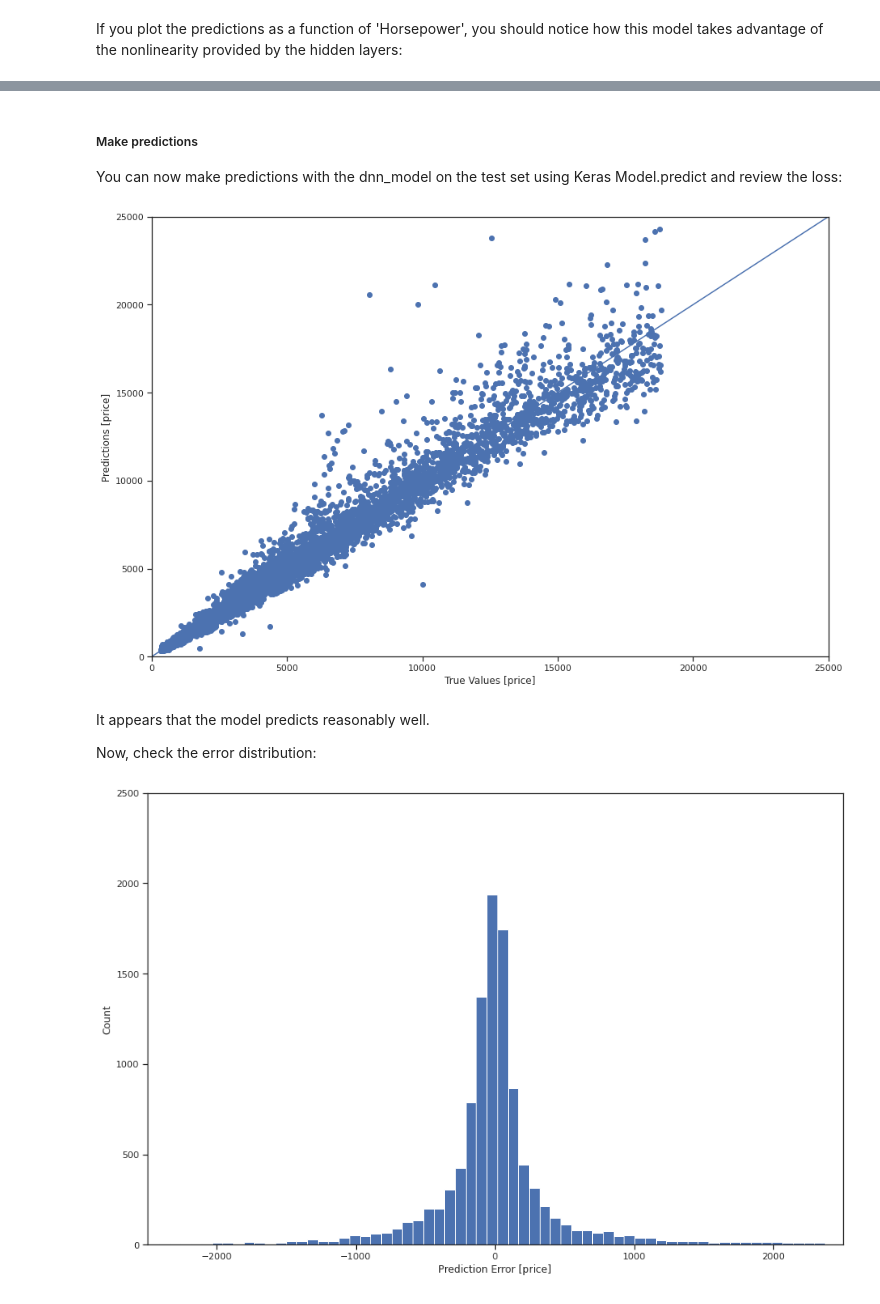
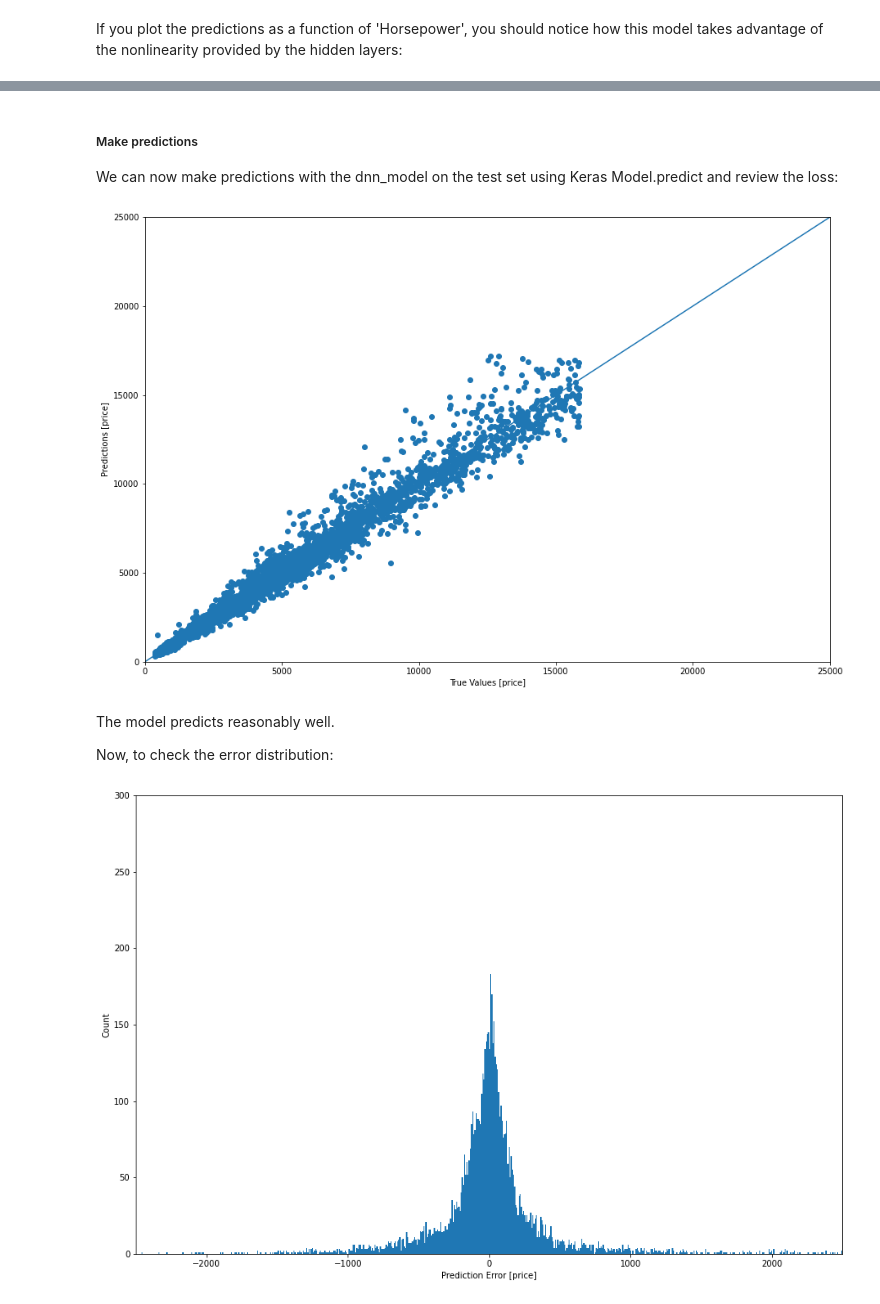
Before and after one commit to Omar-Gebal/Diamonds-Statistical-Analysis-Regression-Classification, a Jupyter notebook: diamond regression with tensorflow.ipynb, the cells around one changed output, grey strips where cells are left out. Saved outputs shown, nothing was run; the diff lists cells and outputs as text; code cells hidden in the pictures.

```diff
--- a/diamond regression with tensorflow.ipynb
+++ b/diamond regression with tensorflow.ipynb
@@ -9 +32,3 @@ There have been lot of studies undertaken in the past on factors affecting life
+# %%
+data = pd.read_csv("diamonds.csv")
 # %%
@@ -68,0 +62,5 @@ data_deep.head()
+# %%
+data = pd.get_dummies(data, columns=['color'], prefix='color')
+data = pd.get_dummies(data, columns=['cut'], prefix='cut')
+data = pd.get_dummies(data, columns=['clarity'], prefix='clarity')
+data.head()
@@ -69 +77,3 @@ data_deep.head()
+# %%
+data = data[(np.abs(stats.zscore(data)) < 3).all(axis=1)]
 # %% [markdown]
@@ -71,5 +81,5 @@ data_deep.head()
 Now, split the dataset into a training set and a test set. You will use the test set in the final evaluation of your models.
 # %%
-train_dataset = data_deep.sample(frac=0.8, random_state=0)
-test_dataset = data_deep.drop(train_dataset.index)
+train_dataset = data.sample(frac=0.8, random_state=0)
+test_dataset = data.drop(train_dataset.index)
 # %% [markdown]
@@ -490,6 +503,6 @@ pd.DataFrame(test_results, index=['Mean absolute error [price]']).T
 # %% [markdown]
 ##### Make predictions
-You can now make predictions with the dnn_model on the test set using Keras Model.predict and review the loss:
+We can now make predictions with the dnn_model on the test set using Keras Model.predict and review the loss:
 # %%
 test_predictions = dnn_model.predict(test_features).flatten()
 
@@ -502,20 +515,20 @@ plt.xlim(lims)
 plt.ylim(lims)
 _ = plt.plot(lims, lims)
 # %% [output]
-[figure, old version]
+[figure, new version]
 # %% [markdown]
-It appears that the model predicts reasonably well.
+The model predicts reasonably well.
 
-Now, check the error distribution:
+Now, to check the error distribution:
 # %%
 error = test_predictions - test_labels
 plt.figure(figsize=(15, 10))
 plt.hist(error, bins=1000)
 plt.xlabel('Prediction Error [price]')
 xlim = [-2500, 2500]
-ylim = [0, 2500]
+ylim = [0, 300]
 plt.xlim(xlim)
 plt.ylim(ylim)
 _ = plt.ylabel('Count')
 # %% [output]
-[figure, old version]
+[figure, new version]
```
Also changed, not shown: parts of 50 cells of this notebook.
